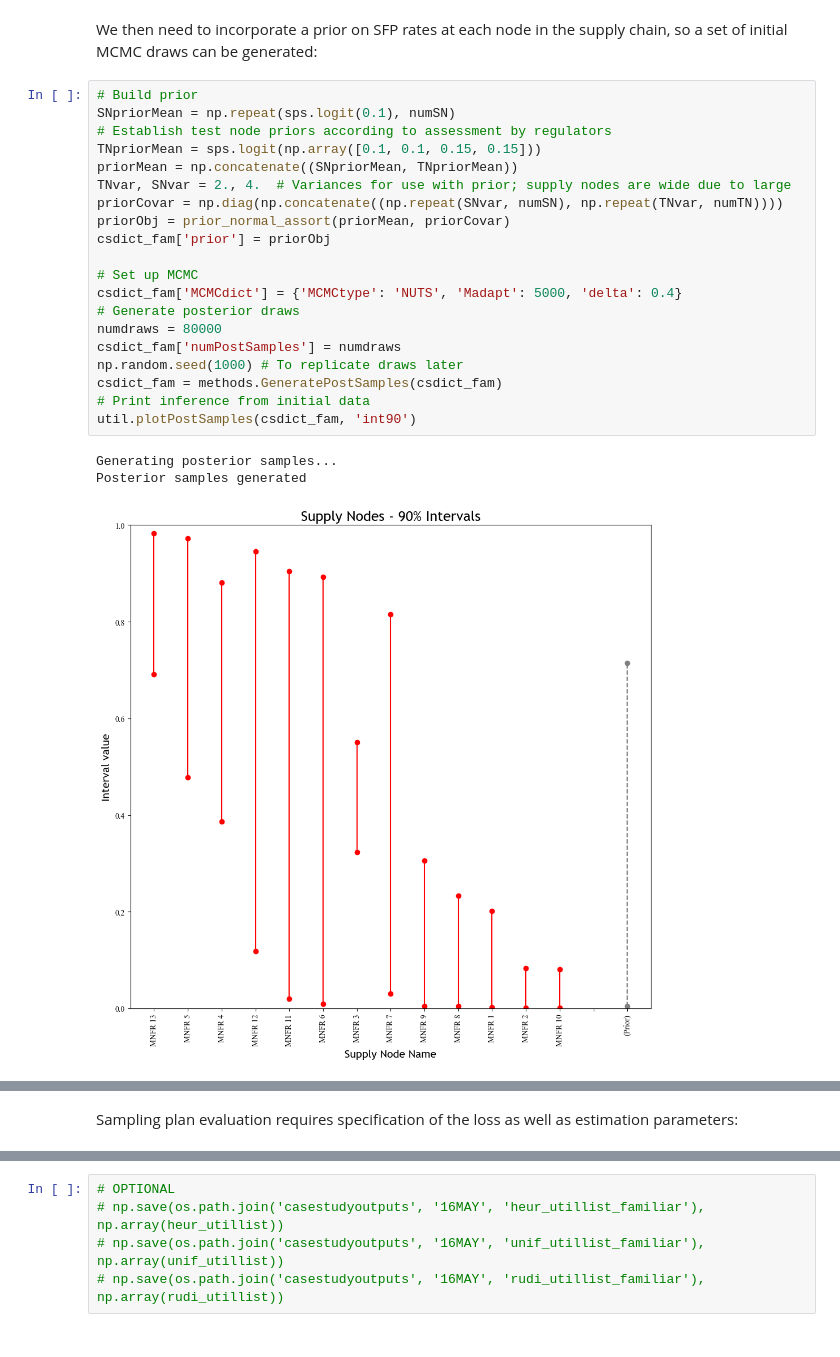
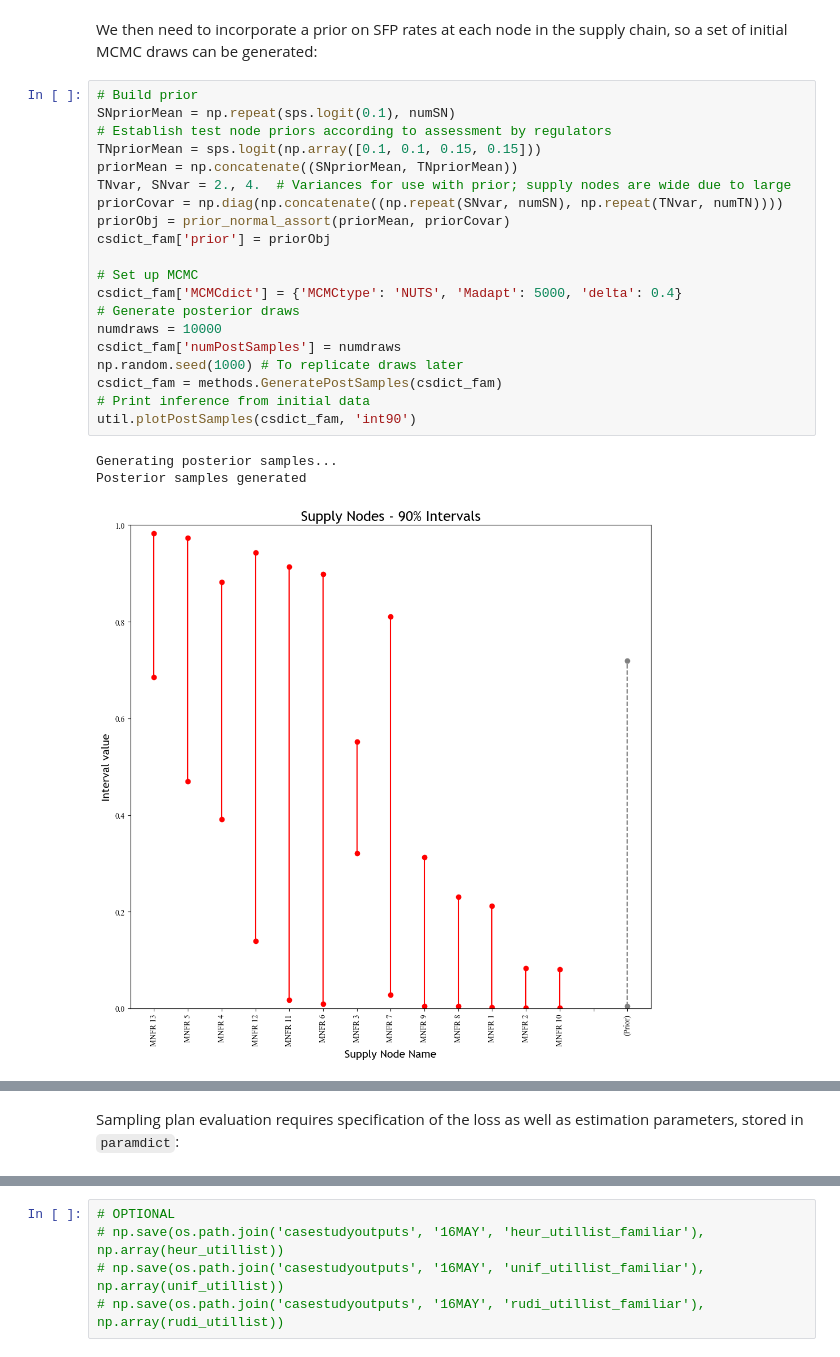
Before and after one commit to eugenewickett/logistigateanalysis, a Jupyter notebook: casestudy_familiar.ipynb, the cells around one changed output, grey strips where cells are left out. Saved outputs shown, nothing was run; the diff lists cells and outputs as text.

```diff
--- a/casestudy_familiar.ipynb
+++ b/casestudy_familiar.ipynb
@@ -77,30 +64,30 @@ be generated:
 # %%
 # Build prior
 SNpriorMean = np.repeat(sps.logit(0.1), numSN)
 # Establish test node priors according to assessment by regulators
 TNpriorMean = sps.logit(np.array([0.1, 0.1, 0.15, 0.15]))
 priorMean = np.concatenate((SNpriorMean, TNpriorMean))
 TNvar, SNvar = 2., 4.  # Variances for use with prior; supply nodes are wide due to large
 priorCovar = np.diag(np.concatenate((np.repeat(SNvar, numSN), np.repeat(TNvar, numTN))))
 priorObj = prior_normal_assort(priorMean, priorCovar)
 csdict_fam['prior'] = priorObj
 
 # Set up MCMC
 csdict_fam['MCMCdict'] = {'MCMCtype': 'NUTS', 'Madapt': 5000, 'delta': 0.4}
 # Generate posterior draws
-numdraws = 80000
+numdraws = 10000
 csdict_fam['numPostSamples'] = numdraws
 np.random.seed(1000) # To replicate draws later
 csdict_fam = methods.GeneratePostSamples(csdict_fam)
 # Print inference from initial data
 util.plotPostSamples(csdict_fam, 'int90')
 # %% [output]
 Generating posterior samples...
 Posterior samples generated
-[figure, old version]
+[figure, new version]
 [figure]
 # %% [markdown]
-Sampling plan evaluation requires specification of the loss as well as estimation parameters:
+Sampling plan evaluation requires specification of the loss as well as estimation parameters, stored in `paramdict`:
 # %%
 # Loss specification
 paramdict = lf.build_diffscore_checkrisk_dict(scoreunderestwt=5., riskthreshold=0.15, riskslope=0.6,
```
Also changed, not shown: parts of 24 cells of this notebook, 5 other files.
